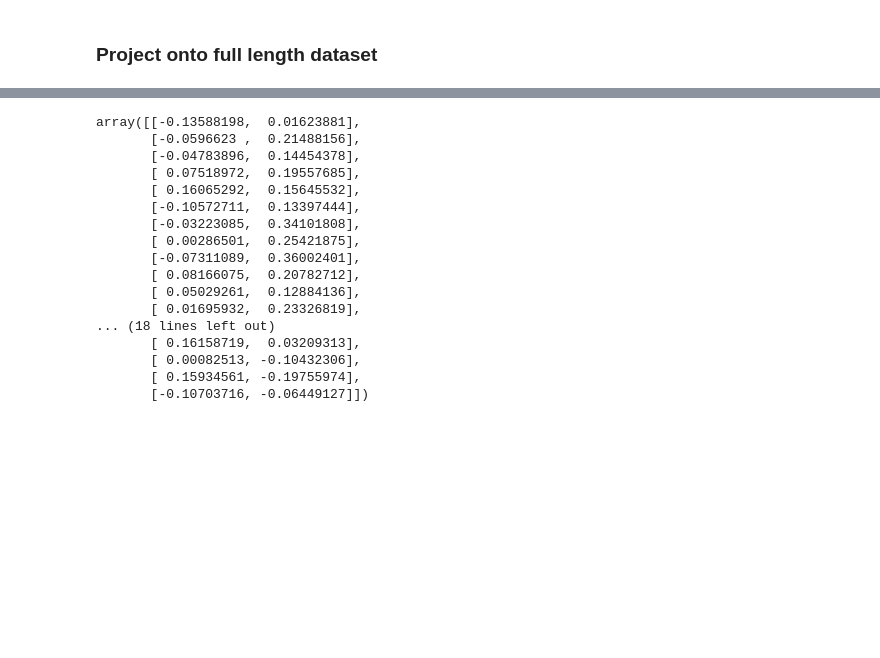
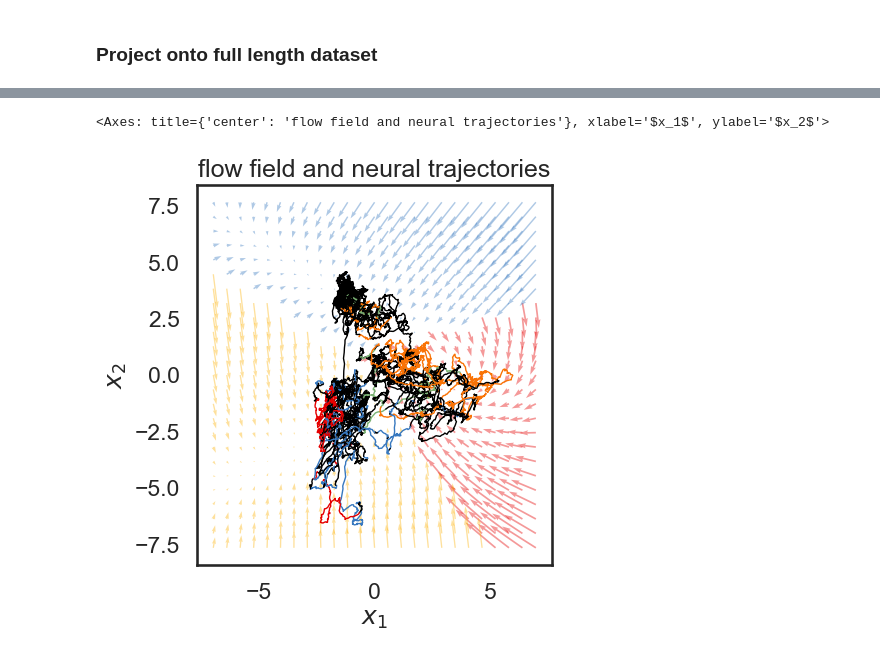
Before and after one commit to CharlesXu-Jingyue/DJA_FallRotation, a Jupyter notebook: DJA_HangryMice/rSLDS_HangryMice.ipynb, the cells around one changed output, grey strips where cells are left out. Drawn from its saved outputs; the diff is of its cells as text; code cells hidden in the pictures; blank space fills up the shorter version.

```diff
--- a/DJA_HangryMice/rSLDS_HangryMice.ipynb
+++ b/DJA_HangryMice/rSLDS_HangryMice.ipynb
@@ -1069,20 +1077,18 @@ for (d, ax) in enumerate(axs):
-# %%
-rslds_lem.emissions.Cs[0,:,:]
-# %% [output]
-array([[-0.13588198,  0.01623881],
-       [-0.0596623 ,  0.21488156],
-       [-0.04783896,  0.14454378],
-       [ 0.07518972,  0.19557685],
-       [ 0.16065292,  0.15645532],
-       [-0.10572711,  0.13397444],
-       [-0.03223085,  0.34101808],
-       [ 0.00286501,  0.25421875],
-       [-0.07311089,  0.36002401],
-       [ 0.08166075,  0.20782712],
-       [ 0.05029261,  0.12884136],
-       [ 0.01695932,  0.23326819],
-... (18 lines left out)
-       [ 0.16158719,  0.03209313],
-       [ 0.00082513, -0.10432306],
-       [ 0.15934561, -0.19755974],
-       [-0.10703716, -0.06449127]])
+# %%
+# Plot beh-defined trajectories on top of the flow-field
+plt.figure(figsize=(5,5))
+ax = plt.subplot(111)
+lim = abs(xhat_lemfull).max(axis=0) + 1
+plot_most_likely_dynamics(rslds_lem, xlim=(-lim[0], lim[0]), ylim=(-lim[1], lim[1]), nxpts=25, nypts=25, ax=ax, alpha=0.4)
+ax.set_title("flow field and neural trajectories")
+
+plot_trajectory_beh(statedatafull, xhat_lemfull, 0, 1, ax=ax)
+
+# Add the labels to the plot
+# for t, label in zip(time_points, time_labels):
+#     tx, ty = xhat_lemfull[t]  # get the coordinates at time t
+#     ax.scatter(tx, ty, color='k')  # plot the point
+#     ax.text(tx, ty, label)
+# %% [output]
+<Axes: title={'center': 'flow field and neural trajectories'}, xlabel='$x_1$', ylabel='$x_2$'>
+[figure, added]
```
Also changed, not shown: parts of 4 cells of this notebook.
